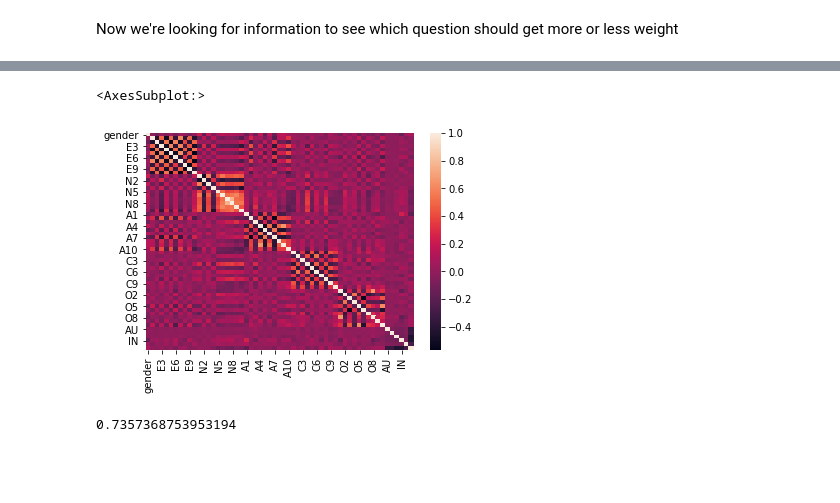
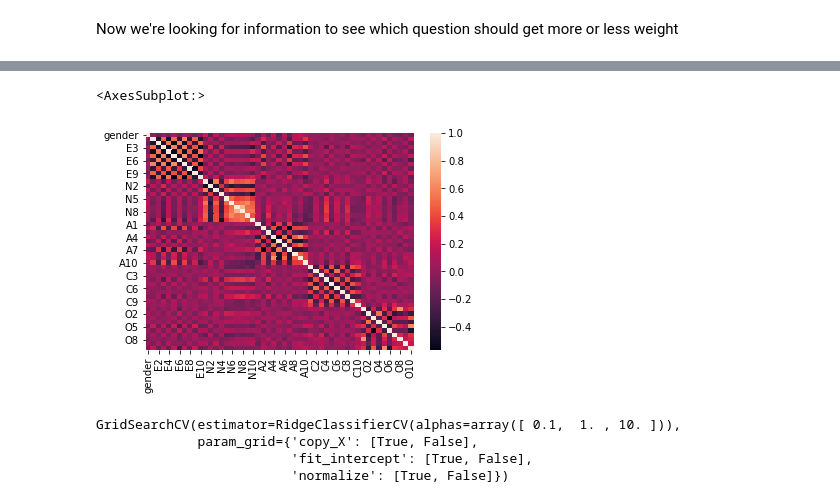
Before and after one commit to GiladFisher/Data-Science-Final-Project, a Jupyter notebook: Classification - Big Five male or female.ipynb, the cells around one changed output, grey strips where cells are left out. Cells and saved outputs as stored; diff of their text form; code cells hidden in the pictures; blank space fills up the shorter version.

Commit message:
Improved quality of heatmap

```diff
--- a/Classification - Big Five male or female.ipynb
+++ b/Classification - Big Five male or female.ipynb
@@ -15,0 +31,3 @@ raw.head(5) # Let's see how the data looks like
+# %%
+raw = raw[raw.age < 100]
+raw = raw[raw.age >= 15]
@@ -161,2 +188,0 @@ score = cross_val_score(reg, trainx, trainy, cv=5)
-# %%
-n_data = shuffle(n_data)
@@ -179,13 +205,14 @@ scrs = []
 g_rate = [] # this will later tell us what the female to male ratio was when the prediction took place
 tms = 50
 for i in range(tms):
-    n_data = shuffle(n_data)
-    train = n_data[:to]
+    train = shuffle(train)
     trainx = train.drop('gender',axis=1)
     trainy = train['gender']
     scrs.append(cross_val_score(reg, trainx, trainy, cv=5).mean())
-    g_rate.append(len(train.loc[train['gender'] == 0]) / len(train.loc[train['gender'] == 1]))
-sum(scrs) / len(scrs) - sum(g_rate) / len(g_rate)
+print('Accuracy avg: ', sum(scrs) / len(scrs))
+print('Female percentage: ', len(train.loc[train['gender'] == 1]) / 2000)
+dif = abs((sum(scrs) / len(scrs))- (len(train.loc[train['gender'] == 1]) / 2000))
+print('Diffrence: ',dif)
 # this shows us the difference between the avg of the accuracy and the avg of the female to male ratio in those tests
 # so the number we see is the number of percents the model is more acuurate than just guessing 'female' every time
 # %% [output]
@@ -247,17 +276,13 @@ plt.show
 # %%
-for i in range(len(diff)):
-    if diff[i] < 0.05:
-        n_data = n_data.drop(qs[i], axis=1)
+#for i in range(len(diff)):
+#    if diff[i] < 0.05:
+#        n_data = n_data.drop(qs[i], axis=1)
 # %%
-sns.heatmap(n_data.corr())
+sns.heatmap(n_data.iloc[:, 0:51].corr())
+# each personality trait is heavily corellated to itself, but not to other traits as expect.
+# this means that the data is valid
 # %% [output]
 <AxesSubplot:>
-[figure, old version]
+[figure, new version]
 # %%
 #n_data.corr()#['gender'].sort_values() # another way of seeing which questions are more coorelated with gender
-# %%
-reg.fit(trainx[:n_to],trainy[:n_to])
-
-sklearn.metrics.f1_score(test['gender'], reg.predict(test.drop('gender', axis=1)))
-# %% [output]
-0.7357368753953194
@@ -263,0 +296,7 @@ sklearn.metrics.f1_score(test['gender'], reg.predict(test.drop('gender', axis=1)
+# %%
+GridSearchCV(estimator = reg, param_grid=params)
+# %% [output]
+GridSearchCV(estimator=RidgeClassifierCV(alphas=array([ 0.1,  1. , 10. ])),
+             param_grid={'copy_X': [True, False],
+                         'fit_intercept': [True, False],
+                         'normalize': [True, False]})
```
Also changed, not shown: parts of 28 cells of this notebook.
